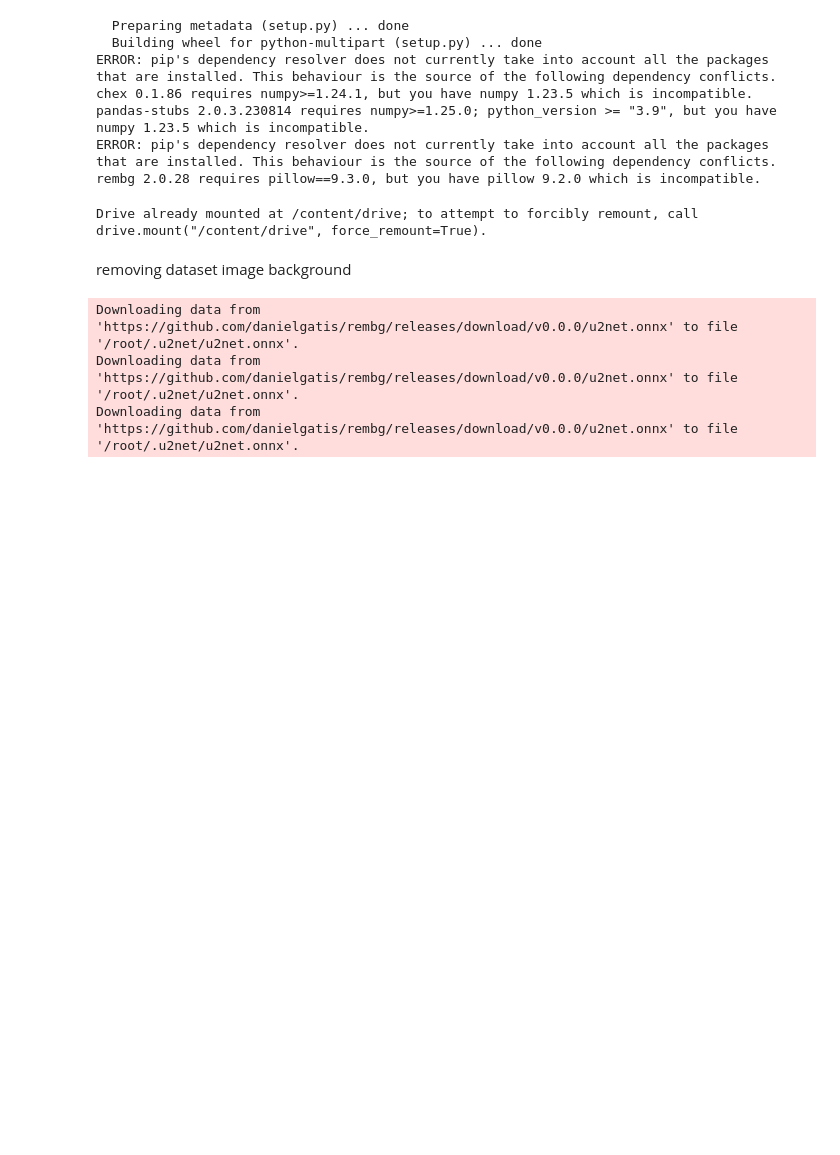
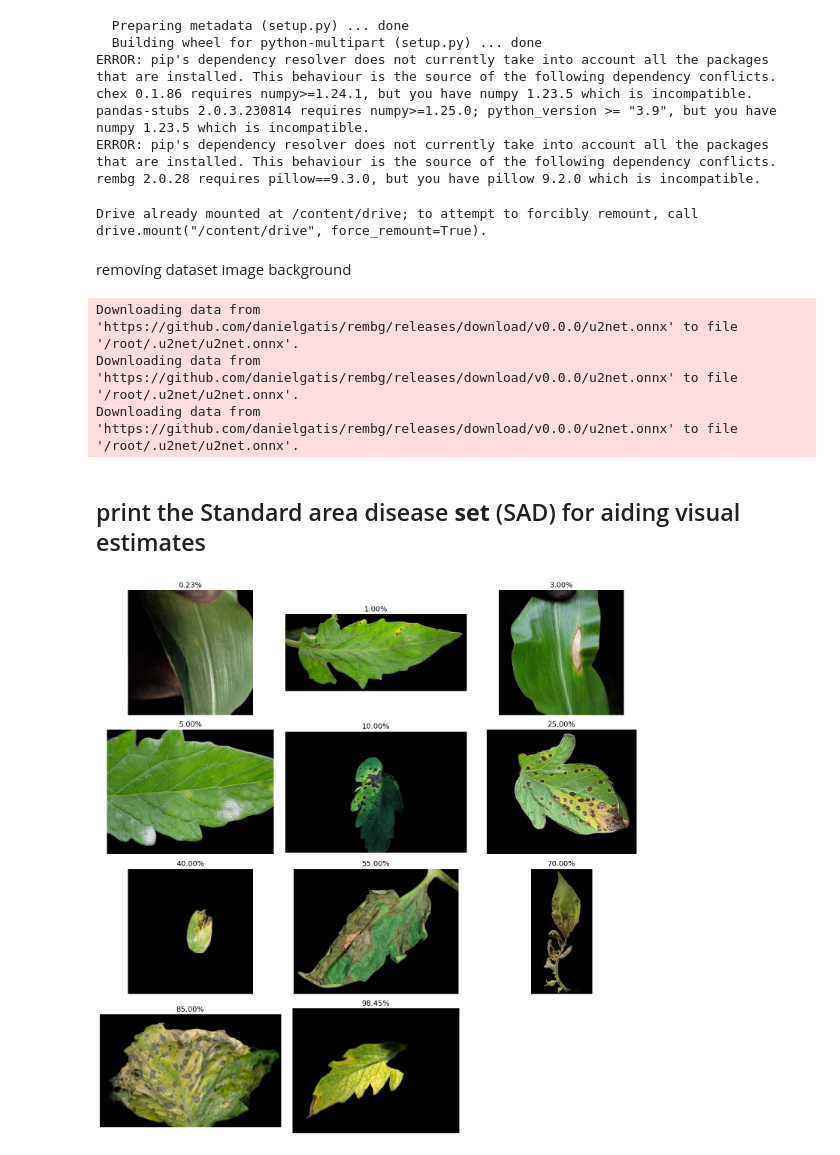
Before and after one commit to talisma-cassoma/plant-disease-study, a Jupyter notebook: standard_area_diagram_SAD.ipynb, the cells around one changed output. Drawn from its saved outputs; the diff is of its cells as text; code cells hidden in the pictures; blank space fills up the shorter version.

```diff
--- a/standard_area_diagram_SAD.ipynb
+++ b/standard_area_diagram_SAD.ipynb
@@ -155,3 +155,71 @@ severity_progress_bar.close()
 
 # Salvar os resultados em um arquivo CSV
 save_to_csv(data, csv_filename)
+# %% [markdown]
+## print the Standard area disease **set** (SAD) for aiding visual estimates
+# %%
+# severity value and theirs respectif representant image in dataset
+severity_values = [00.23, 01.00, 03.00, 05.00, 10.00, 25.00, 40.00, 55.00, 70.00, 85.00, 98.45]
+severity_values_representant =["00493_1.jpg","00031_0.jpg","00498_1.jpg","00255_0.jpg","00197_3.jpg","00084_3.jpg","00334_4.jpg","00154_0.jpg","00209_1.jpg","00030_0.jpg","00041_0.jpg"]
+# %%
+import os
+import matplotlib.pyplot as plt
+from matplotlib.image import imread
+
+def display_severity_images(output_path, severity_values, severity_values_representant, max_cols=3, fig_size=(15, 15), title_size=14):
+    # Check if directory exists
+    if not os.path.exists(output_path):
+        print(f"Directory '{output_path}' does not exist.")
+        return
+
+    # Calculate number of rows and columns for the grid
+    num_images = len(severity_values_representant)
+    num_rows = (num_images - 1) // max_cols + 1  # Ceiling division
+    num_cols = min(max_cols, num_images)
+
+    # Create a figure to display the images
+    fig, axes = plt.subplots(num_rows, num_cols, figsize=fig_size)
+
+    # Iterate over the severity values and their representative images
+    for i, (severity, image_file) in enumerate(zip(severity_values, severity_values_representant)):
+        # Construct the full image path
+        image_path = os.path.join(output_path, image_file)
+
+        # Check if the image file exists
+        if not os.path.exists(image_path):
+            print(f"Image file '{image_path}' does not exist.")
+            continue
+
+        # Read the image
+        image = imread(image_path)
+
+        # Determine the position in the grid
+        row = i // max_cols
+        col = i % max_cols
+
+        # If there's only one row, axes is 1D
+        if num_rows == 1:
+            ax = axes[col]
+        else:
+            ax = axes[row, col]
+
+        # Display the image
+        ax.imshow(image)
+        ax.axis('off')  # Turn off axis
+        ax.set_title(f'{severity:.2f}%', fontsize=title_size)  # Set title as percentage
+
+    # Remove any empty subplots
+    for i in range(num_images, num_rows * num_cols):
+        if num_rows == 1:
+            fig.delaxes(axes[i])
+        else:
+            fig.delaxes(axes.flatten()[i])
+
+    # Adjust layout and display the figure
+    plt.tight_layout()
+    plt.show()
+
+# Display images with severity values
+display_severity_images(output_path, severity_values, severity_values_representant, max_cols=3, fig_size=(15, 15), title_size=14)
+# %% [output]
+[figure, added]
```
